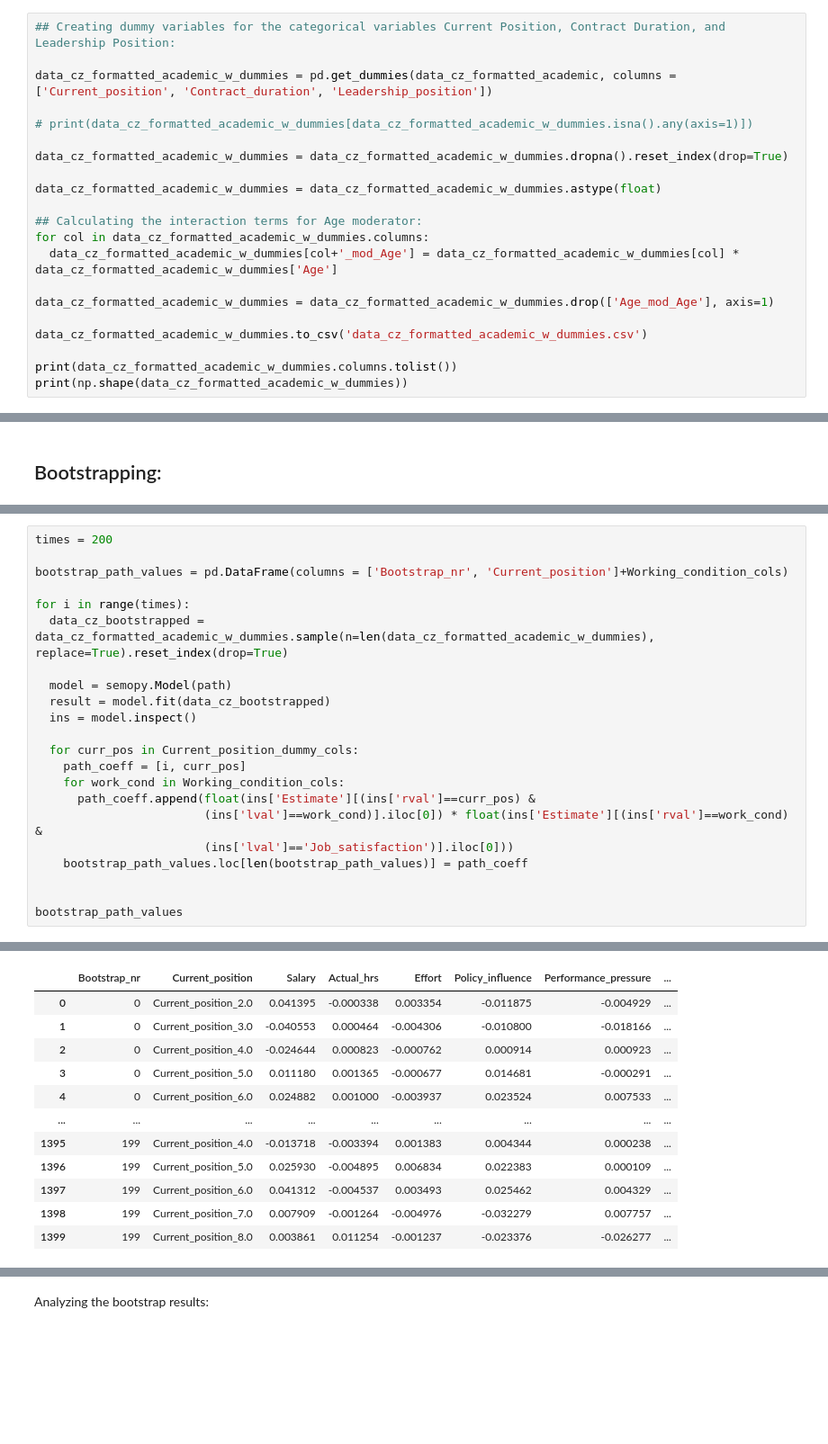
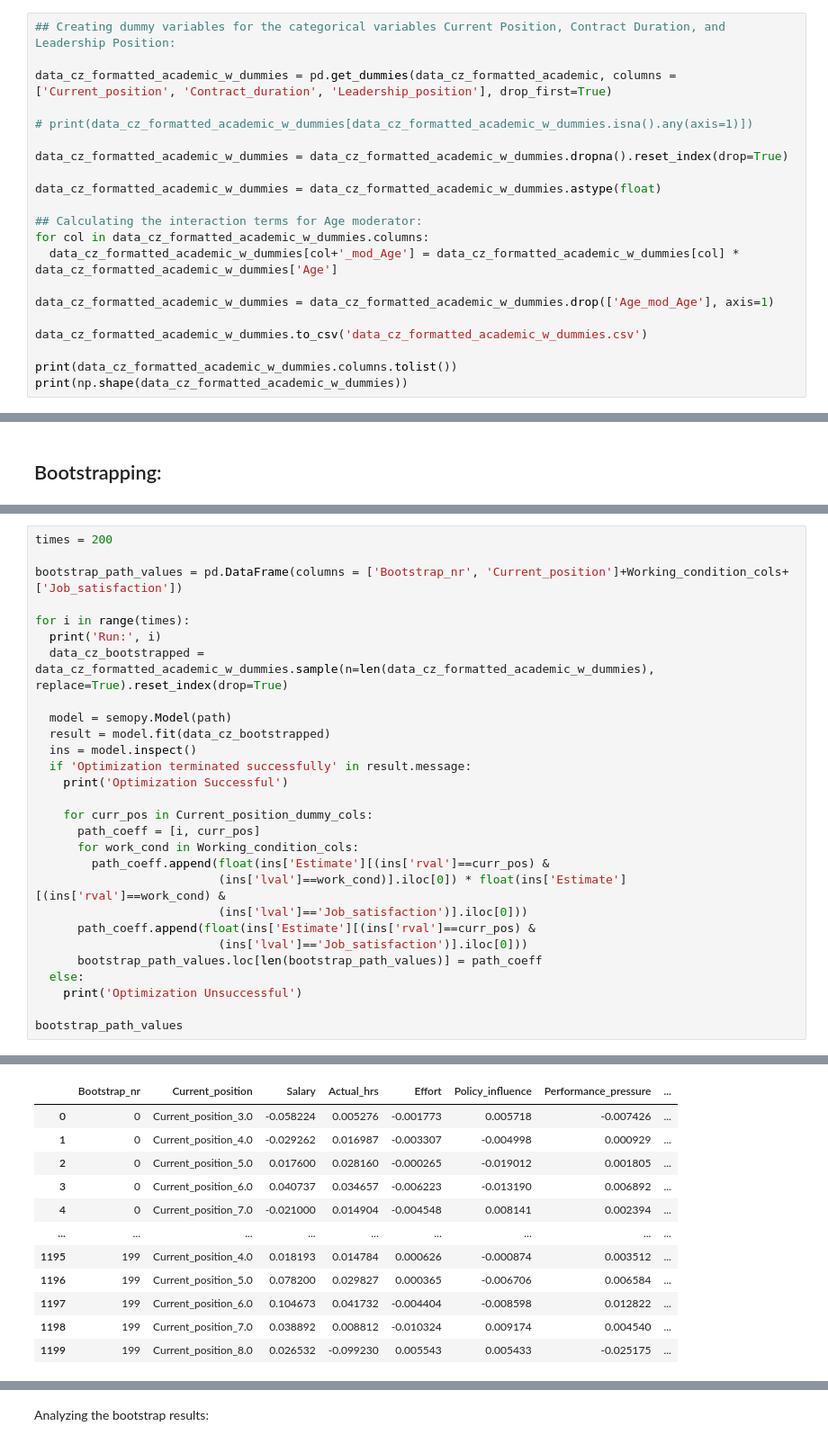
Before and after one commit to AndreiAf02/Job-Satisfaction, a Jupyter notebook: Job_Satisfaction_CZ.ipynb, the cells around one changed output, grey strips where cells are left out. Shown at 90% size. Drawn from its saved outputs; the diff is of its cells as text; blank space fills up the shorter version.

```diff
--- a/Job_Satisfaction_CZ.ipynb
+++ b/Job_Satisfaction_CZ.ipynb
@@ -527,7 +630,7 @@ data_cz_formatted_academic
 # %%
 ## Creating dummy variables for the categorical variables Current Position, Contract Duration, and Leadership Position:
 
-data_cz_formatted_academic_w_dummies = pd.get_dummies(data_cz_formatted_academic, columns = ['Current_position', 'Contract_duration', 'Leadership_position'])
+data_cz_formatted_academic_w_dummies = pd.get_dummies(data_cz_formatted_academic, columns = ['Current_position', 'Contract_duration', 'Leadership_position'], drop_first=True)
 
 # print(data_cz_formatted_academic_w_dummies[data_cz_formatted_academic_w_dummies.isna().any(axis=1)])
 
@@ -860,23 +940,29 @@ sns.heatmap(
 # %%
 times = 200
 
-bootstrap_path_values = pd.DataFrame(columns = ['Bootstrap_nr', 'Current_position']+Working_condition_cols)
+bootstrap_path_values = pd.DataFrame(columns = ['Bootstrap_nr', 'Current_position']+Working_condition_cols+['Job_satisfaction'])
 
 for i in range(times):
+  print('Run:', i)
   data_cz_bootstrapped = data_cz_formatted_academic_w_dummies.sample(n=len(data_cz_formatted_academic_w_dummies), replace=True).reset_index(drop=True)
 
   model = semopy.Model(path)
   result = model.fit(data_cz_bootstrapped)
   ins = model.inspect()
+  if 'Optimization terminated successfully' in result.message:
+    print('Optimization Successful')
 
-  for curr_pos in Current_position_dummy_cols:
-    path_coeff = [i, curr_pos]
-    for work_cond in Working_condition_cols:
+    for curr_pos in Current_position_dummy_cols:
+      path_coeff = [i, curr_pos]
+      for work_cond in Working_condition_cols:
+        path_coeff.append(float(ins['Estimate'][(ins['rval']==curr_pos) &
+                          (ins['lval']==work_cond)].iloc[0]) * float(ins['Estimate'][(ins['rval']==work_cond) &
+                          (ins['lval']=='Job_satisfaction')].iloc[0]))
       path_coeff.append(float(ins['Estimate'][(ins['rval']==curr_pos) &
-                        (ins['lval']==work_cond)].iloc[0]) * float(ins['Estimate'][(ins['rval']==work_cond) &
-                        (ins['lval']=='Job_satisfaction')].iloc[0]))
-    bootstrap_path_values.loc[len(bootstrap_path_values)] = path_coeff
-
+                          (ins['lval']=='Job_satisfaction')].iloc[0]))
+      bootstrap_path_values.loc[len(bootstrap_path_values)] = path_coeff
+  else:
+    print('Optimization Unsuccessful')
 
 bootstrap_path_values
 # %% [output]
@@ -900,12 +1040,12 @@ WARNING:root:Sample covariance matrix is not PD. It may indicate that data is ba
 |  | Bootstrap_nr | Current_position | Salary | Actual_hrs | Effort | Policy_influence | Performance_pressure | ... |
-| 0 | 0 | Current_position_2.0 | 0.041395 | -0.000338 | 0.003354 | -0.011875 | -0.004929 | ... |
-| 1 | 0 | Current_position_3.0 | -0.040553 | 0.000464 | -0.004306 | -0.010800 | -0.018166 | ... |
-| 2 | 0 | Current_position_4.0 | -0.024644 | 0.000823 | -0.000762 | 0.000914 | 0.000923 | ... |
-| 3 | 0 | Current_position_5.0 | 0.011180 | 0.001365 | -0.000677 | 0.014681 | -0.000291 | ... |
-| 4 | 0 | Current_position_6.0 | 0.024882 | 0.001000 | -0.003937 | 0.023524 | 0.007533 | ... |
+| 0 | 0 | Current_position_3.0 | -0.058224 | 0.005276 | -0.001773 | 0.005718 | -0.007426 | ... |
+| 1 | 0 | Current_position_4.0 | -0.029262 | 0.016987 | -0.003307 | -0.004998 | 0.000929 | ... |
+| 2 | 0 | Current_position_5.0 | 0.017600 | 0.028160 | -0.000265 | -0.019012 | 0.001805 | ... |
+| 3 | 0 | Current_position_6.0 | 0.040737 | 0.034657 | -0.006223 | -0.013190 | 0.006892 | ... |
+| 4 | 0 | Current_position_7.0 | -0.021000 | 0.014904 | -0.004548 | 0.008141 | 0.002394 | ... |
 | ... | ... | ... | ... | ... | ... | ... | ... | ... |
-| 1395 | 199 | Current_position_4.0 | -0.013718 | -0.003394 | 0.001383 | 0.004344 | 0.000238 | ... |
-| 1396 | 199 | Current_position_5.0 | 0.025930 | -0.004895 | 0.006834 | 0.022383 | 0.000109 | ... |
-| 1397 | 199 | Current_position_6.0 | 0.041312 | -0.004537 | 0.003493 | 0.025462 | 0.004329 | ... |
-| 1398 | 199 | Current_position_7.0 | 0.007909 | -0.001264 | -0.004976 | -0.032279 | 0.007757 | ... |
-| 1399 | 199 | Current_position_8.0 | 0.003861 | 0.011254 | -0.001237 | -0.023376 | -0.026277 | ... |
+| 1195 | 199 | Current_position_4.0 | 0.018193 | 0.014784 | 0.000626 | -0.000874 | 0.003512 | ... |
+| 1196 | 199 | Current_position_5.0 | 0.078200 | 0.029827 | 0.000365 | -0.006706 | 0.006584 | ... |
+| 1197 | 199 | Current_position_6.0 | 0.104673 | 0.041732 | -0.004404 | -0.008598 | 0.012822 | ... |
+| 1198 | 199 | Current_position_7.0 | 0.038892 | 0.008812 | -0.010324 | 0.009174 | 0.004540 | ... |
+| 1199 | 199 | Current_position_8.0 | 0.026532 | -0.099230 | 0.005543 | 0.005433 | -0.025175 | ... |
```
Also changed, not shown: parts of 23 cells of this notebook.
